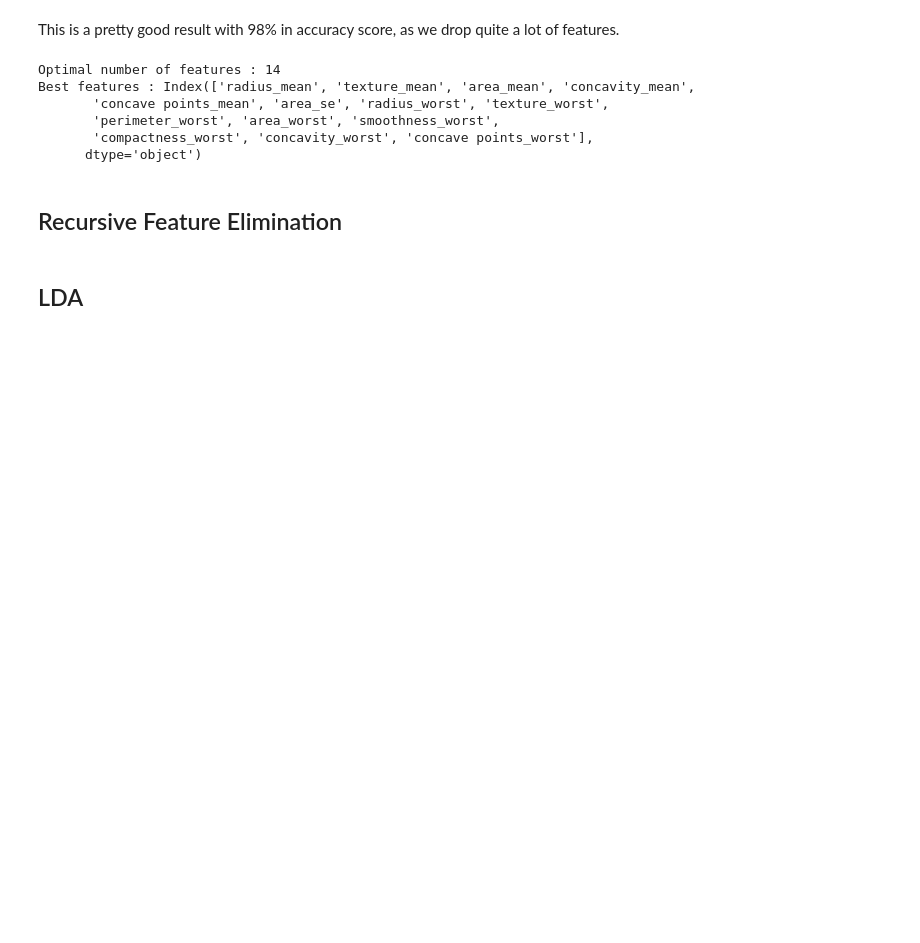
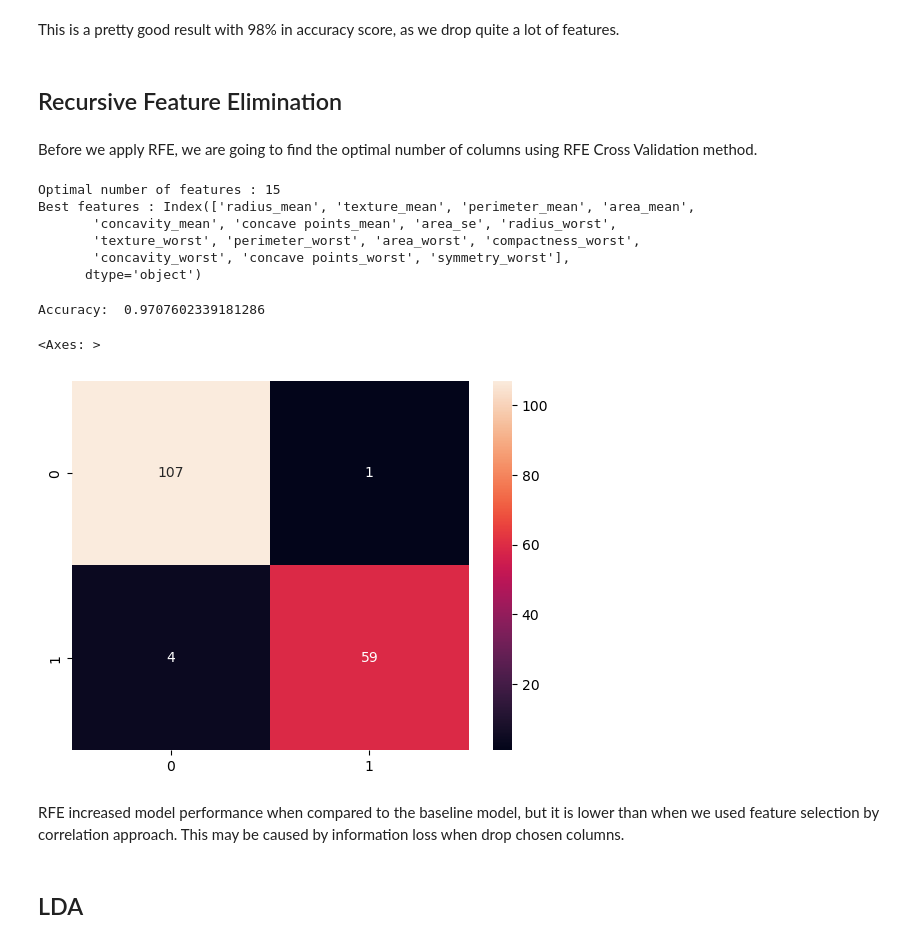
Before and after one commit to apwic/breast-cancer-classification, a Jupyter notebook: classification.ipynb, the cells around one changed output. Drawn from its saved outputs; the diff is of its cells as text; code cells hidden in the pictures; blank space fills up the shorter version.

```diff
--- a/classification.ipynb
+++ b/classification.ipynb
@@ -254,25 +286,52 @@ Accuracy:  0.9824561403508771
 [figure]
 # %% [markdown]
 This is a pretty good result with 98% in accuracy score, as we drop quite a lot of features.
-# %%
-x_train, x_test, y_train, y_test = train_test_split(x, y, test_size=0.3, random_state=42)
-
-# The "accuracy" scoring is proportional to the number of correct classifications
-clf_rf_rfecv = RandomForestClassifier()
-rfecv = RFECV(estimator=clf_rf_rfecv, step=1, cv=5,scoring='accuracy')   #5-fold cross-validation
-rfecv = rfecv.fit(x_train, y_train)
-
-print('Optimal number of features :', rfecv.n_features_)
-print('Best features :', x_train.columns[rfecv.support_])
-# %% [output]
-Optimal number of features : 14
-Best features : Index(['radius_mean', 'texture_mean', 'area_mean', 'concavity_mean',
-       'concave points_mean', 'area_se', 'radius_worst', 'texture_worst',
-       'perimeter_worst', 'area_worst', 'smoothness_worst',
-       'compactness_worst', 'concavity_worst', 'concave points_worst'],
-      dtype='object')
 # %% [markdown]
 ## Recursive Feature Elimination
+# %% [markdown]
+Before we apply RFE, we are going to find the optimal number of columns using RFE Cross Validation method.
+# %%
+x_train_rfe, x_test_rfe, y_train_rfe, y_test_rfe = train_test_split(x, y, test_size=0.3, random_state=42)
+
+# The "accuracy" scoring is proportional to the number of correct classifications
+clf_rf_rfecv = RandomForestClassifier()
+rfecv = RFECV(estimator=clf_rf_rfecv, step=1, cv=5,scoring='accuracy')   #5-fold cross-validation
+rfecv = rfecv.fit(x_train_rfe, y_train_rfe)
+best_feature = x_train_rfe.columns[rfecv.support_]
+
+print('Optimal number of features :', rfecv.n_features_)
+print('Best features :', best_feature)
+# %% [output]
+Optimal number of features : 15
+Best features : Index(['radius_mean', 'texture_mean', 'perimeter_mean', 'area_mean',
+       'concavity_mean', 'concave points_mean', 'area_se', 'radius_worst',
+       'texture_worst', 'perimeter_worst', 'area_worst', 'compactness_worst',
+       'concavity_worst', 'concave points_worst', 'symmetry_worst'],
+      dtype='object')
+# %%
+# Apply Recursive Feature Elimination (RFE) with Random Forest
+clf_rf_rfe = RandomForestClassifier(random_state=42)
+rfe = RFE(estimator=clf_rf_rfe, n_features_to_select=len(best_feature))  # Set the number of features to select as needed
+x_train_rfe = rfe.fit_transform(x_train_rfe, y_train_rfe)
+x_test_rfe = rfe.transform(x_test_rfe)
+
+# Train Random Forest on the selected features
+clf_rf_rfe.fit(x_train_rfe, y_train_rfe)
+
+# Make predictions on the test set
+y_pred = clf_rf_rfe.predict(x_test_rfe)
+
+# Print the results
+ac = accuracy_score(y_test_rfe,clf_rf_rfe.predict(x_test_rfe))
+print('Accuracy: ', ac)
+cm = confusion_matrix(y_test_rfe,clf_rf_rfe.predict(x_test_rfe))
+sns.heatmap(cm,annot=True,fmt="d")
+# %% [output]
+Accuracy:  0.9707602339181286
+<Axes: >
+[figure, added]
+# %% [markdown]
+RFE increased model performance when compared to the baseline model, but it is lower than when we used feature selection by correlation approach. This may be caused by information loss when drop chosen columns.
 # %% [markdown]
 ## LDA
 # %%
```
Also changed, not shown: parts of 18 cells of this notebook.
